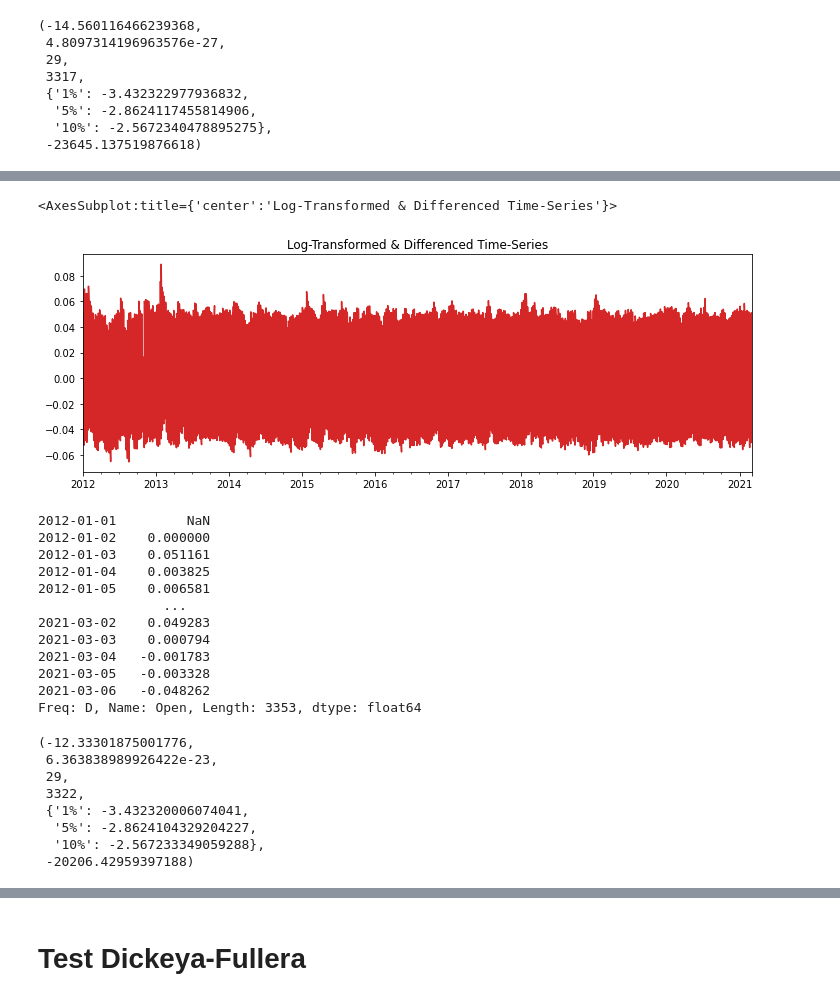
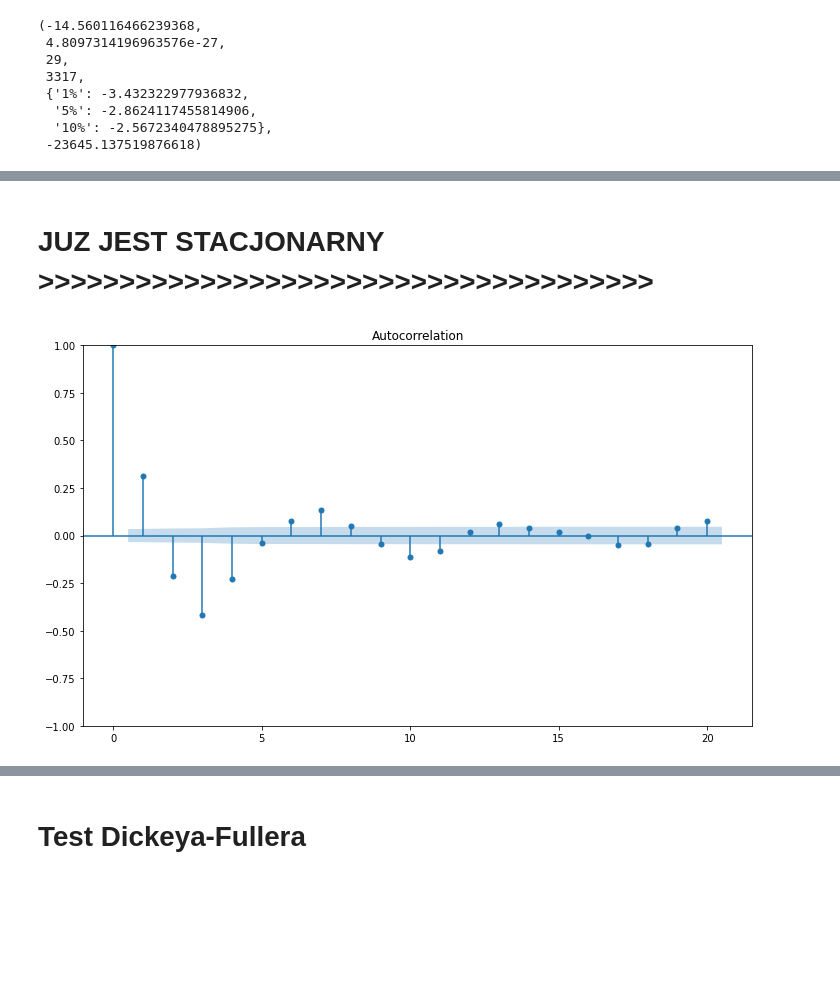
Before and after one commit to Staszek15/ARMA-Netflix-time-series, a Jupyter notebook: ARMA.ipynb, the cells around one changed output, grey strips where cells are left out. Drawn from its saved outputs; the diff is of its cells as text; code cells hidden in the pictures; blank space fills up the shorter version.

```diff
--- a/ARMA.ipynb
+++ b/ARMA.ipynb
@@ -174,8 +201,9 @@ plt.savefig("seasonal_month.pdf", bbox_inches='tight')
 # %% [output]
 [figure]
 # %%
-training_decomposed = training["Open"] / decompose_result.trend / decompose_result.seasonal
-plt.plot(training_decomposed)
+stationary = training["Open"] / decompose_result.trend / decompose_result.seasonal
+stationary = stationary.dropna()
+plt.plot(stationary)
 
 plt.savefig("time_series_stationary.pdf", bbox_inches='tight')
 # %% [output]
@@ -196,6 +223,0 @@ adfuller(training_decomposed.dropna())
-# %%
-plt.rcParams["figure.figsize"] = (16,9)
-logged_training = training["Open"].apply(lambda x : np.log(x))
-decompose_log_result = seasonal_decompose(logged_training)
-decompose_log_result.plot();
-plt.rcParams["figure.figsize"] = (12,7)
@@ -204,32 +224,7 @@ plt.rcParams["figure.figsize"] = (12,7)
-# %%
-logged_training_diff = logged_training - logged_training.shift()
-logged_training_diff.plot(figsize=(12,4), color="tab:red", title="Log-Transformed & Differenced Time-Series")
-# %% [output]
-<AxesSubplot:title={'center':'Log-Transformed & Differenced Time-Series'}>
-[figure, removed]
-# %%
-logged_training_diff
-# %% [output]
-2012-01-01         NaN
-2012-01-02    0.000000
-2012-01-03    0.051161
-2012-01-04    0.003825
-2012-01-05    0.006581
-                ...
-2021-03-02    0.049283
-2021-03-03    0.000794
-2021-03-04   -0.001783
-2021-03-05   -0.003328
-2021-03-06   -0.048262
-Freq: D, Name: Open, Length: 3353, dtype: float64
-# %%
-adfuller(logged_training_diff[1:])
-# %% [output]
-(-12.33301875001776,
- 6.363838989926422e-23,
- 29,
- 3322,
- {'1%': -3.432320006074041,
-  '5%': -2.8624104329204227,
-  '10%': -2.567233349059288},
- -20206.42959397188)
+# %% [markdown]
+# JUZ JEST STACJONARNY >>>>>>>>>>>>>>>>>>>>>>>>>>>>>>>>>>>>>>
+# %%
+smgt.plot_acf(stationary, lags = 20);
+plt.savefig("acf_stationary.pdf", bbox_inches='tight')
+# %% [output]
+[figure, added]
```
Also changed, not shown: parts of 32 cells of this notebook.
